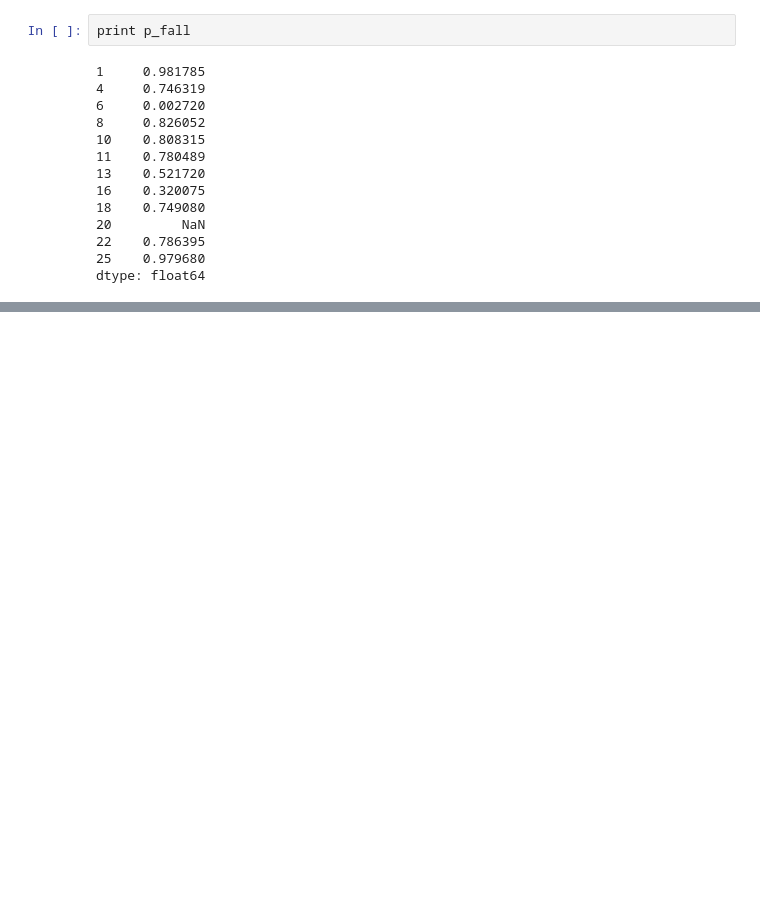
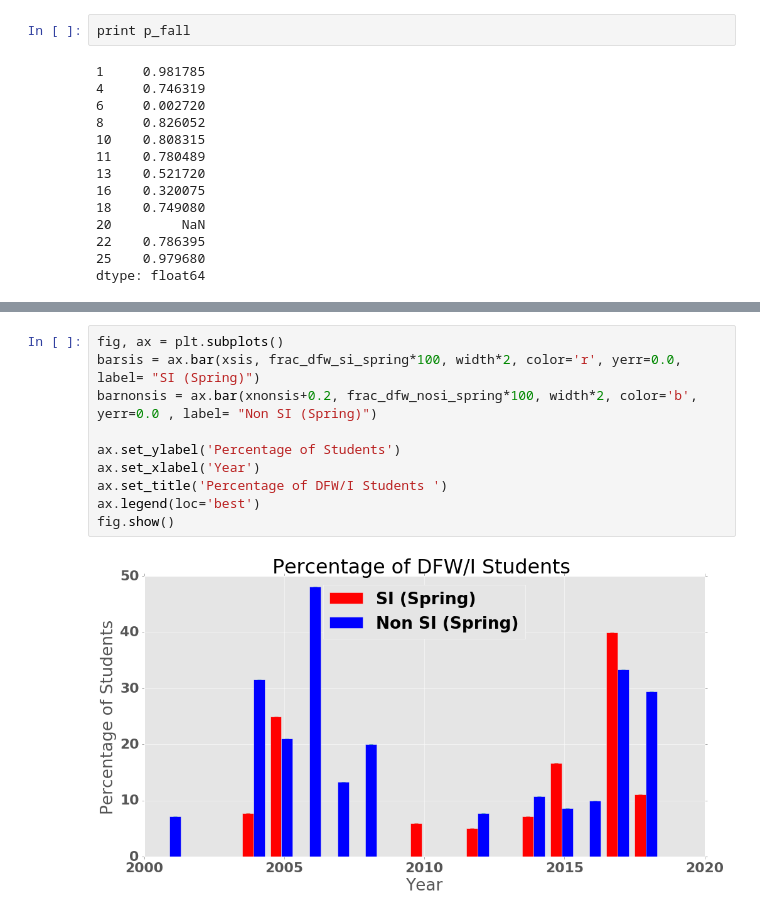
Before and after one commit to drimal/USAPhysics, a Jupyter notebook: USACollegePhysics.ipynb, the cells around one changed output, grey strips where cells are left out. Cells and saved outputs as stored; diff of their text form; blank space fills up the shorter version.

```diff
--- a/USACollegePhysics.ipynb
+++ b/USACollegePhysics.ipynb
@@ -352,0 +375,12 @@ dtype: float64
+# %%
+fig, ax = plt.subplots()
+barsis = ax.bar(xsis, frac_dfw_si_spring*100, width*2, color='r', yerr=0.0, label= "SI (Spring)")
+barnonsis = ax.bar(xnonsis+0.2, frac_dfw_nosi_spring*100, width*2, color='b', yerr=0.0 , label= "Non SI (Spring)")
+
+ax.set_ylabel('Percentage of Students')
+ax.set_xlabel('Year')
+ax.set_title('Percentage of DFW/I Students ')
+ax.legend(loc='best')
+fig.show()
+# %% [output]
+[figure, added]
```
Also changed, not shown: parts of 3 cells of this notebook.
